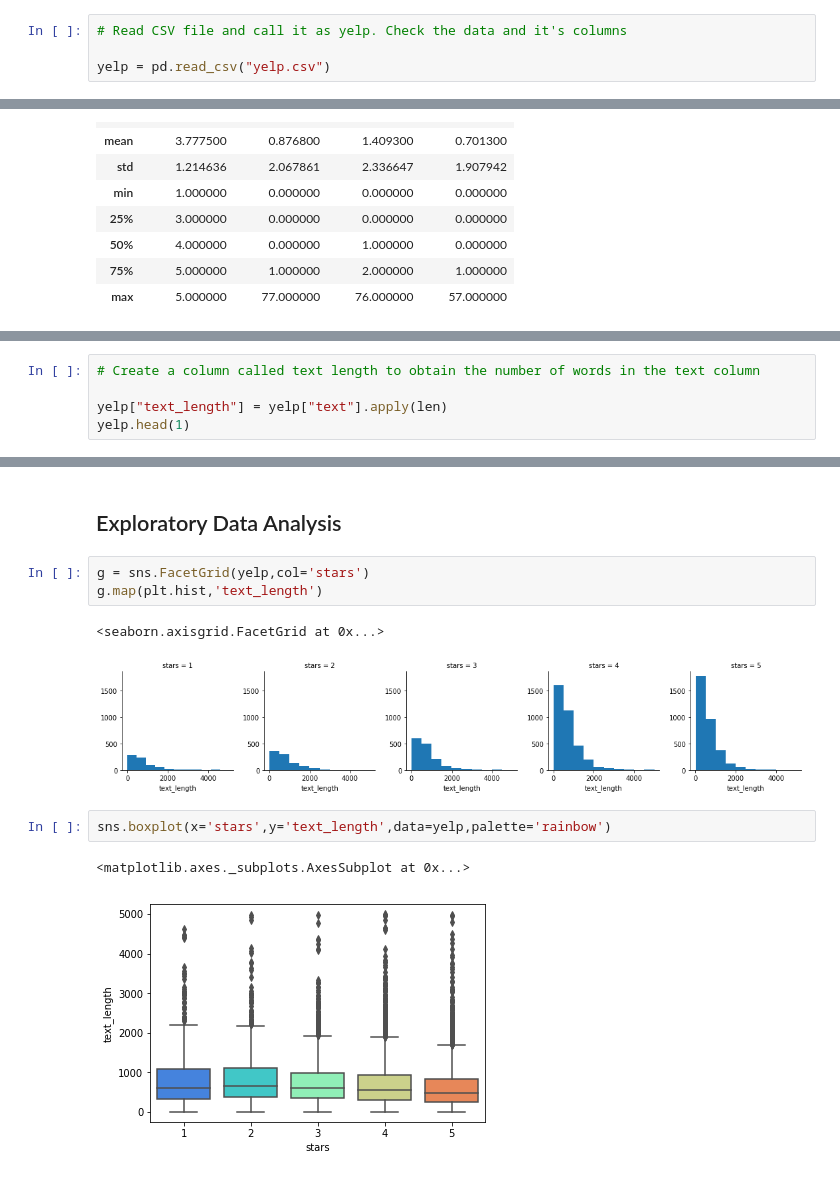
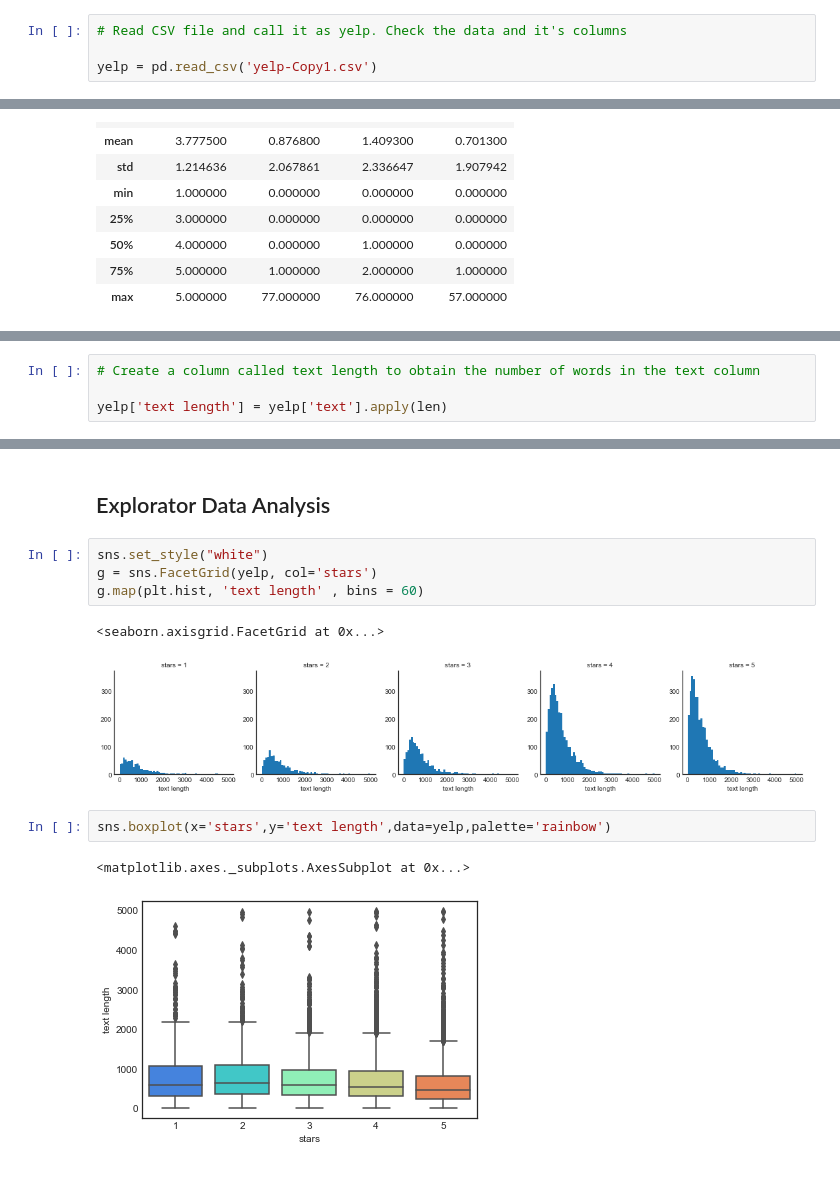
Before and after one commit to JonPara/Yelp_NLP, a Jupyter notebook: Yelp_NLP/yelp_nlp.ipynb, the cells around one changed output, grey strips where cells are left out. Saved outputs shown, nothing was run; the diff lists cells and outputs as text.

Commit message:
Finished plots with prediction analysis

```diff
--- a/Yelp_NLP/yelp_nlp.ipynb
+++ b/Yelp_NLP/yelp_nlp.ipynb
@@ -10,4 +10,4 @@ import numpy as np
 # %%
 # Read CSV file and call it as yelp. Check the data and it's columns
 
-yelp = pd.read_csv("yelp.csv")
+yelp = pd.read_csv('yelp-Copy1.csv')
@@ -59,5 +55,4 @@ Index(['business_id', 'date', 'review_id', 'stars', 'text', 'type', 'user_id',
 # %%
 # Create a column called text length to obtain the number of words in the text column
 
-yelp["text_length"] = yelp["text"].apply(len)
-yelp.head(1)
+yelp['text length'] = yelp['text'].apply(len)
@@ -67,16 +59,17 @@ yelp.head(1)
 # %% [markdown]
-## Exploratory Data Analysis
+## Explorator Data Analysis
 # %%
-g = sns.FacetGrid(yelp,col='stars')
-g.map(plt.hist,'text_length')
+sns.set_style("white")
+g = sns.FacetGrid(yelp, col='stars')
+g.map(plt.hist, 'text length' , bins = 60)
 # %% [output]
 <seaborn.axisgrid.FacetGrid at 0x...>
-[figure, old version]
+[figure, new version]
 # %%
-sns.boxplot(x='stars',y='text_length',data=yelp,palette='rainbow')
+sns.boxplot(x='stars',y='text length',data=yelp,palette='rainbow')
 # %% [output]
 <matplotlib.axes._subplots.AxesSubplot at 0x...>
-[figure, old version]
+[figure, new version]
 # %%
 sns.countplot(x='stars',data=yelp,palette='rainbow')
 # %% [output]
```
Also changed, not shown: parts of 31 cells of this notebook.
